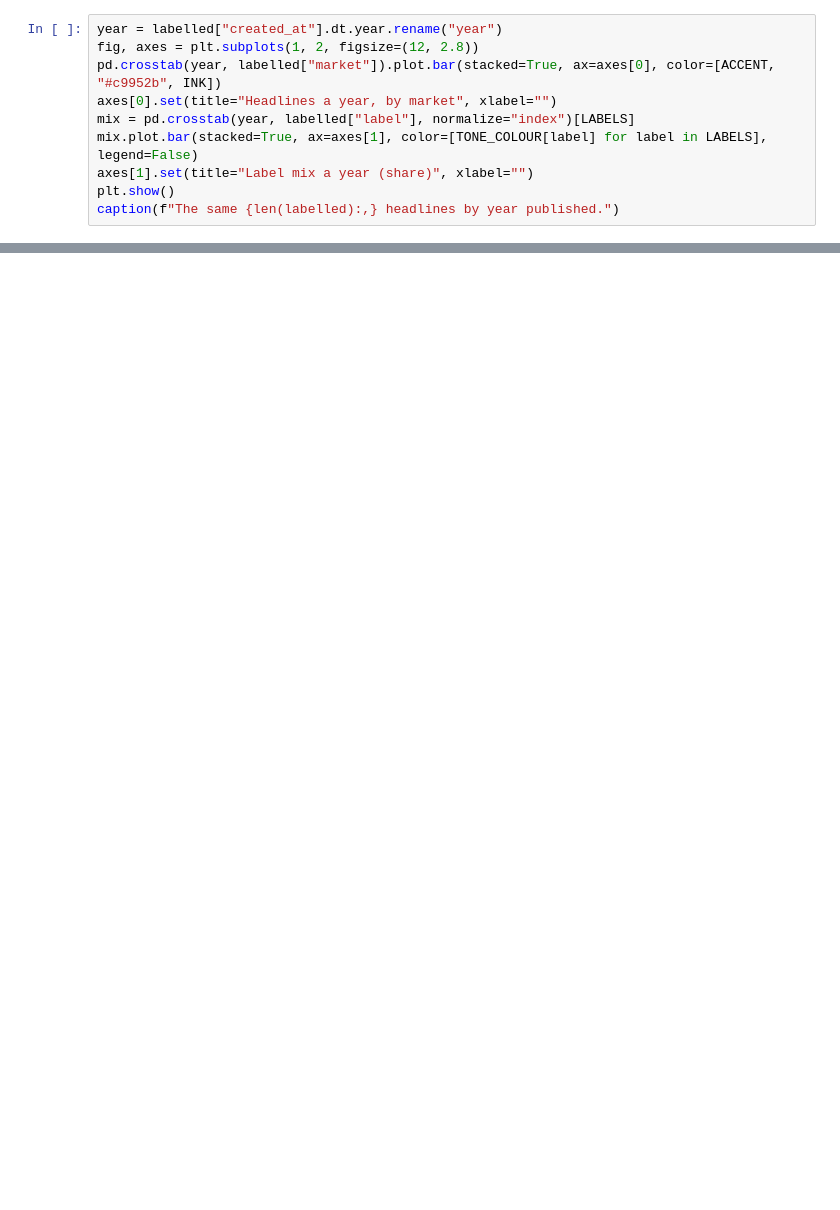
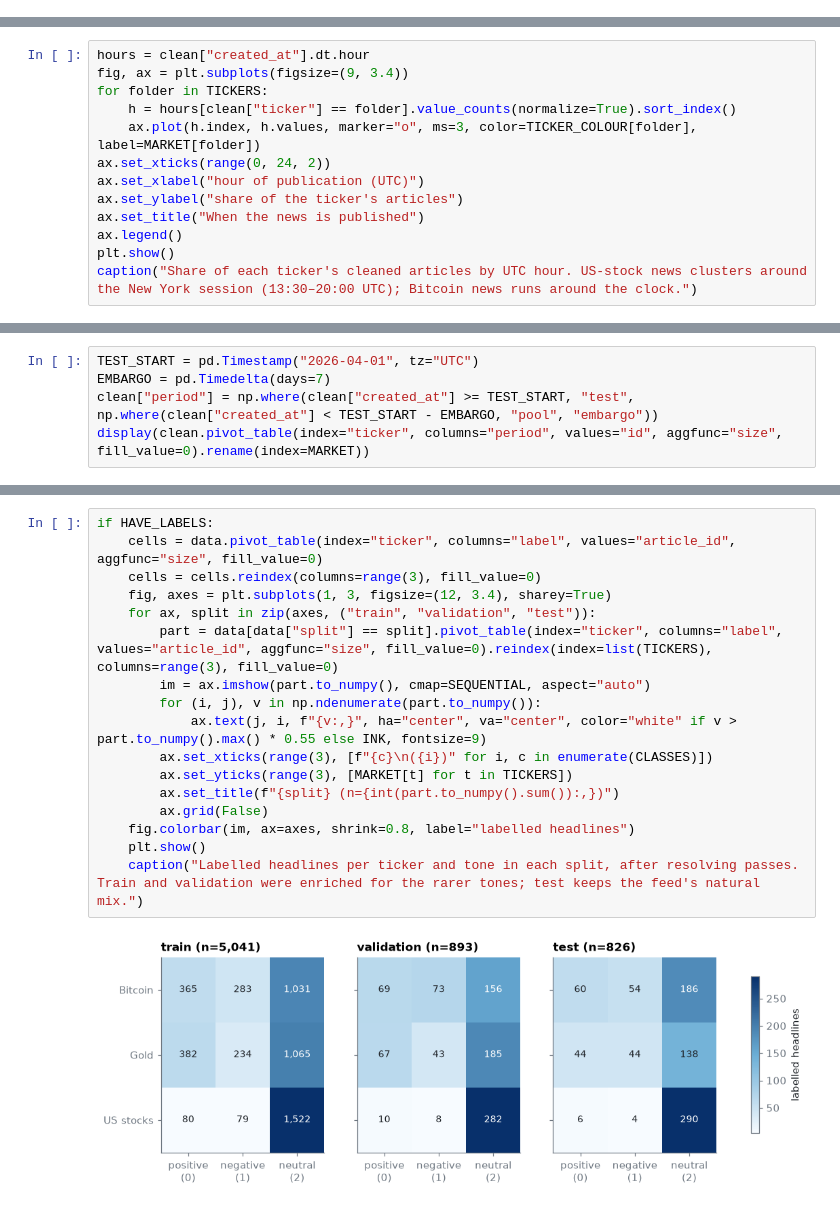
Before and after one commit to LouSens/RADAR, a Jupyter notebook: notebooks/04_news.ipynb, the cells around one changed output, grey strips where cells are left out. Saved outputs shown, nothing was run; the diff lists cells and outputs as text; blank space fills up the shorter version.

```diff
--- a/notebooks/04_news.ipynb
+++ b/notebooks/04_news.ipynb
@@ -741,10 +0,0 @@ caption(f"Training and validation headlines by market and label: {len(labelled):
-# %%
-year = labelled["created_at"].dt.year.rename("year")
-fig, axes = plt.subplots(1, 2, figsize=(12, 2.8))
-pd.crosstab(year, labelled["market"]).plot.bar(stacked=True, ax=axes[0], color=[ACCENT, "#c9952b", INK])
-axes[0].set(title="Headlines a year, by market", xlabel="")
-mix = pd.crosstab(year, labelled["label"], normalize="index")[LABELS]
-mix.plot.bar(stacked=True, ax=axes[1], color=[TONE_COLOUR[label] for label in LABELS], legend=False)
-axes[1].set(title="Label mix a year (share)", xlabel="")
-plt.show()
-caption(f"The same {len(labelled):,} headlines by year published.")
@@ -2253,0 +446,13 @@ caption("Everything needed to repeat this run, and the disk it used.")
+# %%
+hours = clean["created_at"].dt.hour
+fig, ax = plt.subplots(figsize=(9, 3.4))
+for folder in TICKERS:
+    h = hours[clean["ticker"] == folder].value_counts(normalize=True).sort_index()
+    ax.plot(h.index, h.values, marker="o", ms=3, color=TICKER_COLOUR[folder], label=MARKET[folder])
+ax.set_xticks(range(0, 24, 2))
+ax.set_xlabel("hour of publication (UTC)")
+ax.set_ylabel("share of the ticker's articles")
+ax.set_title("When the news is published")
+ax.legend()
+plt.show()
+caption("Share of each ticker's cleaned articles by UTC hour. US-stock news clusters around the New York session (13:30–20:00 UTC); Bitcoin news runs around the clock.")
@@ -2253,0 +574,5 @@ caption("Everything needed to repeat this run, and the disk it used.")
+# %%
+TEST_START = pd.Timestamp("2026-04-01", tz="UTC")
+EMBARGO = pd.Timedelta(days=7)
+clean["period"] = np.where(clean["created_at"] >= TEST_START, "test", np.where(clean["created_at"] < TEST_START - EMBARGO, "pool", "embargo"))
+display(clean.pivot_table(index="ticker", columns="period", values="id", aggfunc="size", fill_value=0).rename(index=MARKET))
@@ -2253,0 +1078,19 @@ caption("Everything needed to repeat this run, and the disk it used.")
+# %%
+if HAVE_LABELS:
+    cells = data.pivot_table(index="ticker", columns="label", values="article_id", aggfunc="size", fill_value=0)
+    cells = cells.reindex(columns=range(3), fill_value=0)
+    fig, axes = plt.subplots(1, 3, figsize=(12, 3.4), sharey=True)
+    for ax, split in zip(axes, ("train", "validation", "test")):
+        part = data[data["split"] == split].pivot_table(index="ticker", columns="label", values="article_id", aggfunc="size", fill_value=0).reindex(index=list(TICKERS), columns=range(3), fill_value=0)
+        im = ax.imshow(part.to_numpy(), cmap=SEQUENTIAL, aspect="auto")
+        for (i, j), v in np.ndenumerate(part.to_numpy()):
+            ax.text(j, i, f"{v:,}", ha="center", va="center", color="white" if v > part.to_numpy().max() * 0.55 else INK, fontsize=9)
+        ax.set_xticks(range(3), [f"{c}\n({i})" for i, c in enumerate(CLASSES)])
+        ax.set_yticks(range(3), [MARKET[t] for t in TICKERS])
+        ax.set_title(f"{split} (n={int(part.to_numpy().sum()):,})")
+        ax.grid(False)
+    fig.colorbar(im, ax=axes, shrink=0.8, label="labelled headlines")
+    plt.show()
+    caption("Labelled headlines per ticker and tone in each split, after resolving passes. Train and validation were enriched for the rarer tones; test keeps the feed's natural mix.")
+# %% [output]
+[figure, added]
```
Also changed, not shown: parts of 126 cells of this notebook, 3 other files.
